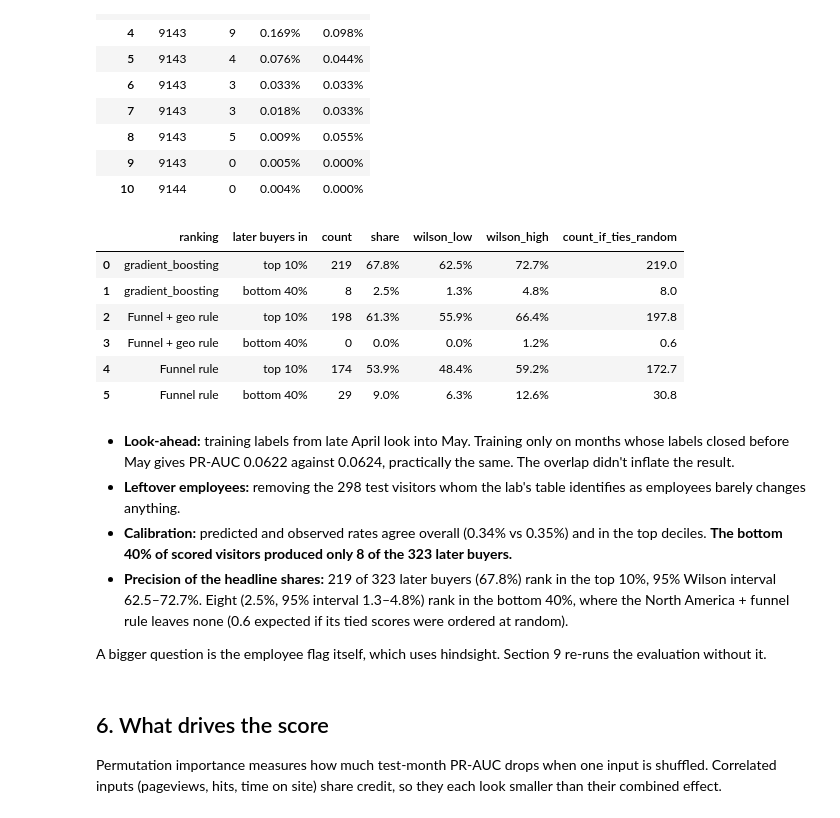
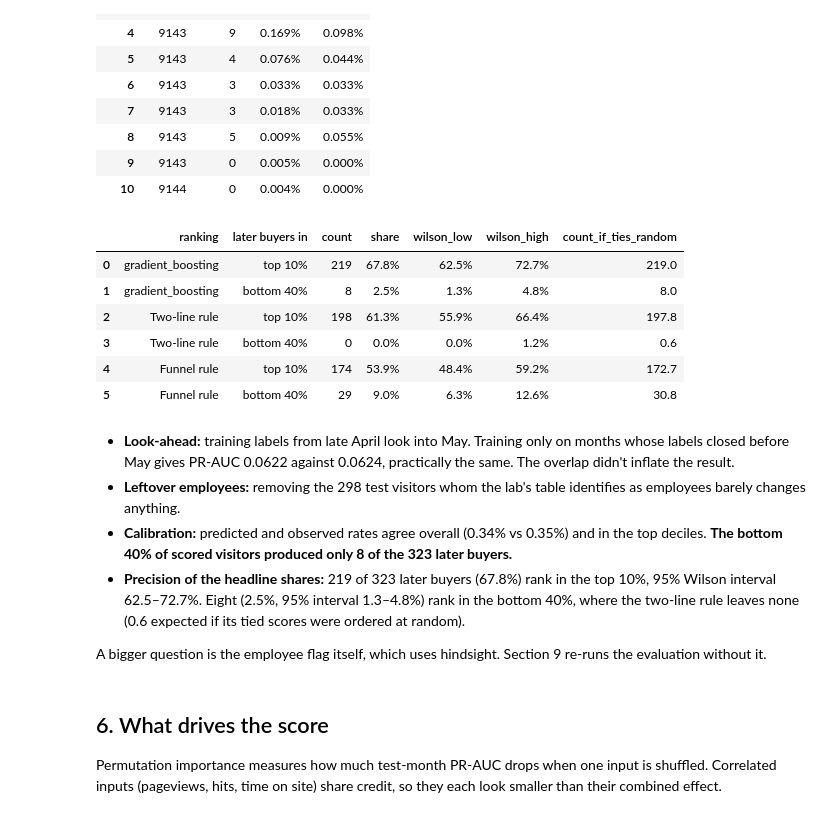
Before and after one commit to Pann13223029/merch-store-marketing-case-study, a Jupyter notebook: notebooks/04_analyze_remarketing.ipynb, the cells around one changed output. Drawn from its saved outputs; the diff is of its cells as text; code cells hidden in the pictures.

```diff
--- a/notebooks/04_analyze_remarketing.ipynb
+++ b/notebooks/04_analyze_remarketing.ipynb
@@ -237,7 +237,7 @@ best = best.loc[best.groupby("model").cv_pr_auc.idxmax()].set_index("model")
 chosen = best.cv_pr_auc.idxmax()
 
 baseline_cv = {}
-for name, rule in [("Funnel rule", funnel_rule_score), ("Funnel + geo rule", funnel_geo_rule_score)]:
+for name, rule in [("Funnel rule", funnel_rule_score), ("Two-line rule", funnel_geo_rule_score)]:
     baseline_cv[name] = np.mean([average_precision_score(rows_between(train, c, e)[LABEL], rule(rows_between(train, c, e)))
                                  for _, (c, e) in CV_FOLDS])
 baseline_cv["Lab features (refit)"] = cross_validate(lab_features_pipeline, train)["cv_pr_auc"]
@@ -279,5 +279,5 @@ All models are refit on the full training months and scored on the test months,
 # %%
-scores = {"Funnel rule": funnel_rule_score(test), "Funnel + geo rule": funnel_geo_rule_score(test),
+scores = {"Funnel rule": funnel_rule_score(test), "Two-line rule": funnel_geo_rule_score(test),
           "Lab features (refit)": lab_features_pipeline().fit(train, train[LABEL]).predict_proba(test)[:, 1]}
 fitted = {}
 for name, row in best.iterrows():
@@ -426,31 +426,31 @@ Brier score 0.00340; mean predicted 0.340% vs observed 0.353%
 # %%
 # (d) Precision of the two headline shares: Wilson 95% intervals across the 323 later buyers, with the score cut fixed.
 #     Cuts break ties by row order; the last column is the count expected if tied scores were ordered at random.
 n_buyers = int(y.sum())
 rows = []
-for name in [chosen, "Funnel + geo rule", "Funnel rule"]:
+for name in [chosen, "Two-line rule", "Funnel rule"]:
     s = scores[name]
     for where, count, if_random in [("top 10%", top_share_count(y, s, 0.10), expected_top_share_count(y, s, 0.10)),
                                     ("bottom 40%", bottom_share_count(y, s, 0.40),
                                      n_buyers - expected_top_share_count(y, s, 0.60))]:
         low, high = proportion_confint(count, n_buyers, method="wilson")
         rows.append({"ranking": name, "later buyers in": where, "count": count, "share": count / n_buyers,
                      "wilson_low": low, "wilson_high": high, "count_if_ties_random": if_random})
 pd.DataFrame(rows).style.format({"share": "{:.1%}", "wilson_low": "{:.1%}", "wilson_high": "{:.1%}",
                                  "count_if_ties_random": "{:.1f}"})
 # %% [output]
 |  | ranking | later buyers in | count | share | wilson_low | wilson_high | count_if_ties_random |
 | 0 | gradient_boosting | top 10% | 219 | 67.8% | 62.5% | 72.7% | 219.0 |
 | 1 | gradient_boosting | bottom 40% | 8 | 2.5% | 1.3% | 4.8% | 8.0 |
-| 2 | Funnel + geo rule | top 10% | 198 | 61.3% | 55.9% | 66.4% | 197.8 |
-| 3 | Funnel + geo rule | bottom 40% | 0 | 0.0% | 0.0% | 1.2% | 0.6 |
+| 2 | Two-line rule | top 10% | 198 | 61.3% | 55.9% | 66.4% | 197.8 |
+| 3 | Two-line rule | bottom 40% | 0 | 0.0% | 0.0% | 1.2% | 0.6 |
 | 4 | Funnel rule | top 10% | 174 | 53.9% | 48.4% | 59.2% | 172.7 |
 | 5 | Funnel rule | bottom 40% | 29 | 9.0% | 6.3% | 12.6% | 30.8 |
 # %% [markdown]
 - **Look-ahead:** training labels from late April look into May. Training only on months whose labels closed before May gives PR-AUC 0.0622 against 0.0624, practically the same. The overlap didn't inflate the result.
 - **Leftover employees:** removing the 298 test visitors whom the lab's table identifies as employees barely changes anything.
 - **Calibration:** predicted and observed rates agree overall (0.34% vs 0.35%) and in the top deciles. **The bottom 40% of scored visitors produced only 8 of the 323 later buyers.**
-- **Precision of the headline shares:** 219 of 323 later buyers (67.8%) rank in the top 10%, 95% Wilson interval 62.5–72.7%. Eight (2.5%, 95% interval 1.3–4.8%) rank in the bottom 40%, where the North America + funnel rule leaves none (0.6 expected if its tied scores were ordered at random).
+- **Precision of the headline shares:** 219 of 323 later buyers (67.8%) rank in the top 10%, 95% Wilson interval 62.5–72.7%. Eight (2.5%, 95% interval 1.3–4.8%) rank in the bottom 40%, where the two-line rule leaves none (0.6 expected if its tied scores were ordered at random).
 
 A bigger question is the employee flag itself, which uses hindsight. Section 9 re-runs the evaluation without it.
 # %% [markdown]
```
Also changed, not shown: parts of 12 cells of this notebook, 25 other files.
